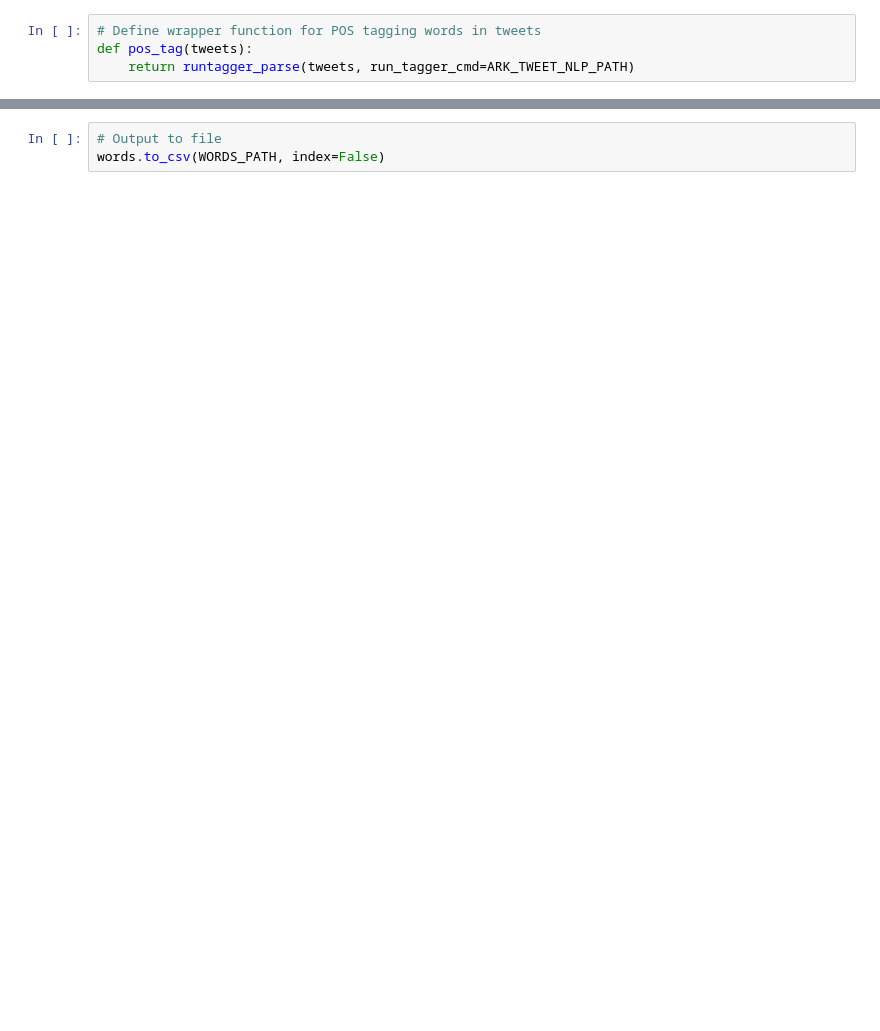
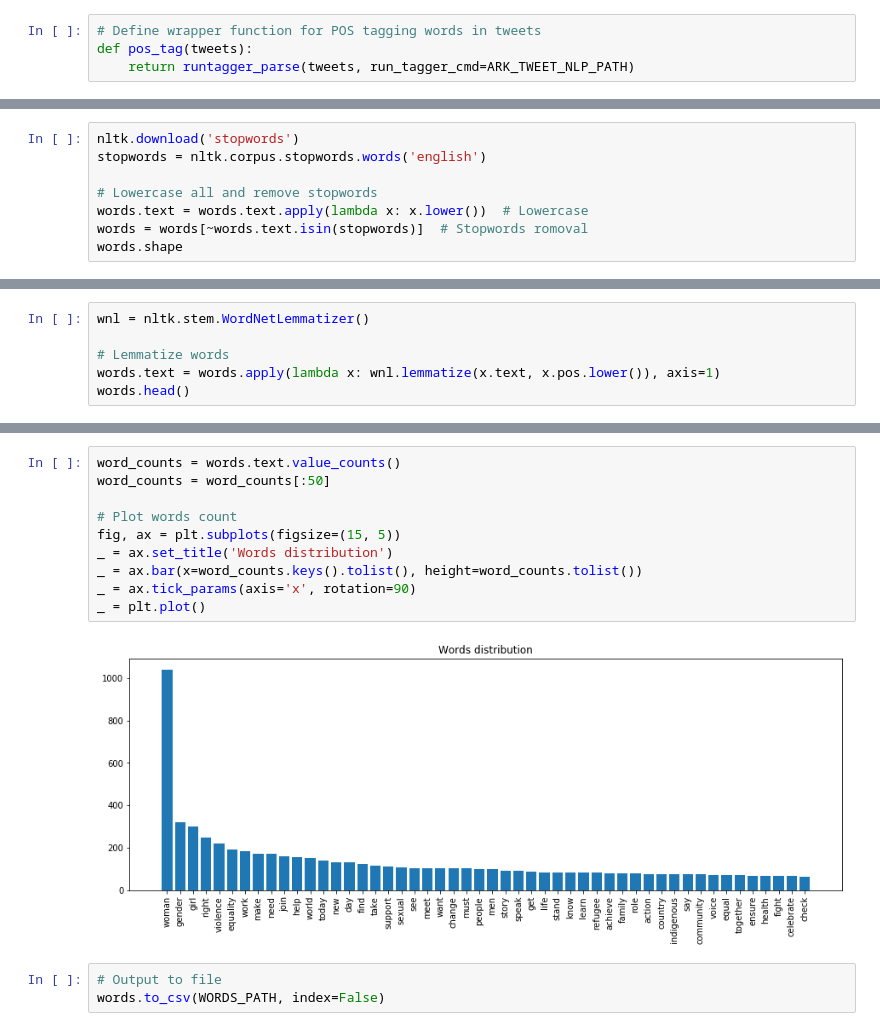
Before and after one commit to damiclem/feminism_network, a Jupyter notebook: parse_tweets.ipynb, the cells around one changed output, grey strips where cells are left out. Saved outputs shown, nothing was run; the diff lists cells and outputs as text; blank space fills up the shorter version.

```diff
--- a/parse_tweets.ipynb
+++ b/parse_tweets.ipynb
@@ -140,0 +157,8 @@ words.head(50)
+# %%
+nltk.download('stopwords')
+stopwords = nltk.corpus.stopwords.words('english')
+
+# Lowercase all and remove stopwords
+words.text = words.text.apply(lambda x: x.lower())  # Lowercase
+words = words[~words.text.isin(stopwords)]  # Stopwords romoval
+words.shape
@@ -140,0 +170,6 @@ words.head(50)
+# %%
+wnl = nltk.stem.WordNetLemmatizer()
+
+# Lemmatize words
+words.text = words.apply(lambda x: wnl.lemmatize(x.text, x.pos.lower()), axis=1)
+words.head()
@@ -141,3 +183,15 @@ words.head(50)
+# %%
+word_counts = words.text.value_counts()
+word_counts = word_counts[:50]
+
+# Plot words count
+fig, ax = plt.subplots(figsize=(15, 5))
+_ = ax.set_title('Words distribution')
+_ = ax.bar(x=word_counts.keys().tolist(), height=word_counts.tolist())
+_ = ax.tick_params(axis='x', rotation=90)
+_ = plt.plot()
+# %% [output]
+[figure, added]
 # %%
 # Output to file
 words.to_csv(WORDS_PATH, index=False)
```
Also changed, not shown: parts of 12 cells of this notebook, 11 other files.
